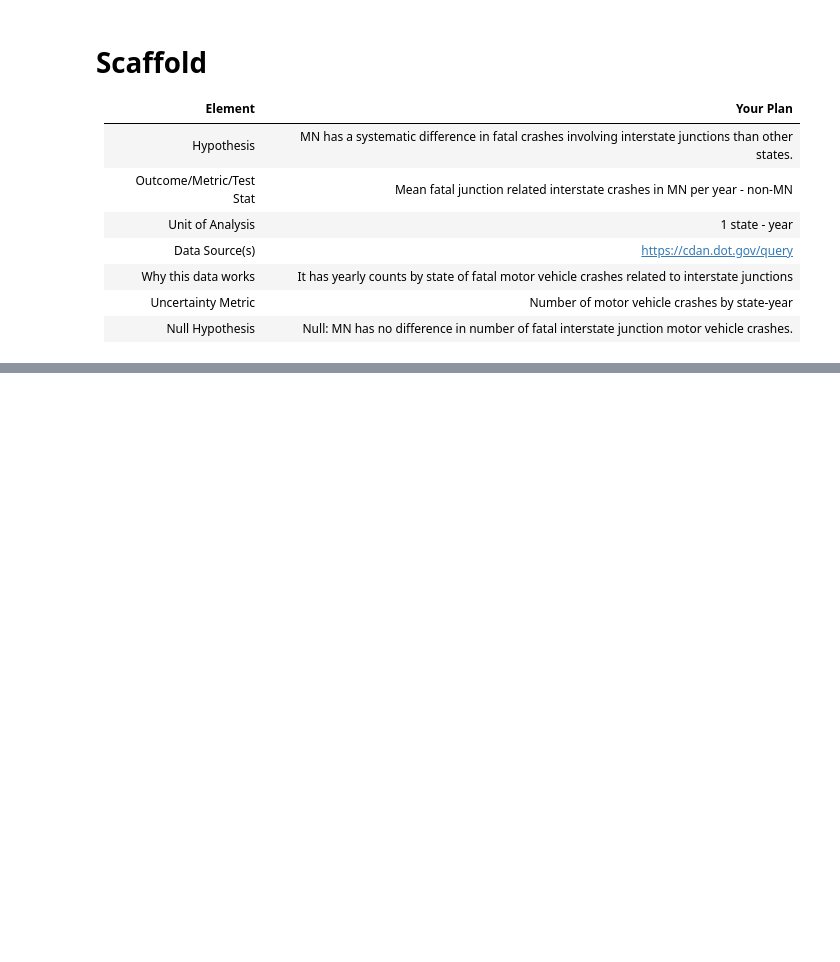
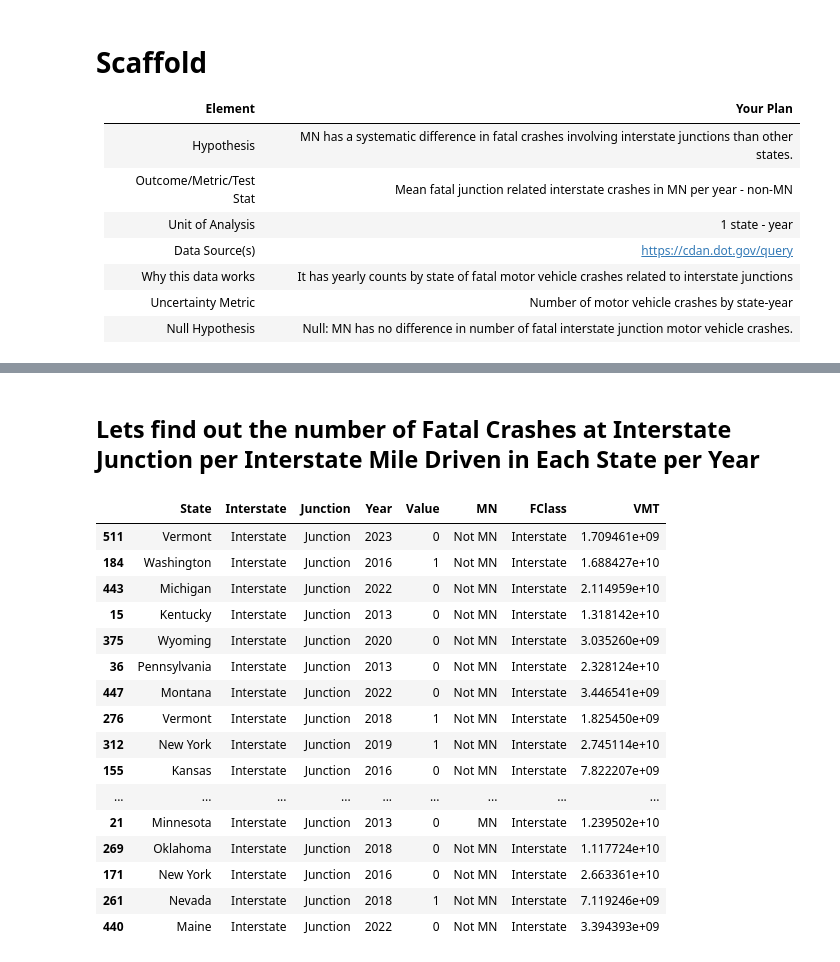
Before and after one commit to evan4629/SEIS631_Project_MN_Fatal_Merging, a Jupyter notebook: mn_drivers_hypothesis.ipynb, the cells around one changed output, grey strips where cells are left out. Cells and saved outputs as stored; diff of their text form; code cells hidden in the pictures; blank space fills up the shorter version.

```diff
--- a/mn_drivers_hypothesis.ipynb
+++ b/mn_drivers_hypothesis.ipynb
@@ -31,0 +145,4 @@ df
+# %%
+miles = pd.read_csv("Vehicle_Miles_of_Travel_by_State_1980_to_2023.csv")
+miles['Year'] = miles['Year'].astype(int)
+miles.sample(10)
@@ -31,0 +176,4 @@ df
+# %%
+miles_clean = miles[(miles['Year']>2012) & (miles['FClass']=="Interstate")].copy()
+miles_clean = miles_clean.groupby(['Year','State','FClass'])['VMT'].sum().reset_index()
+miles_clean
@@ -31,0 +194,23 @@ df
+# %% [markdown]
+## Lets find out the number of Fatal Crashes at Interstate Junction **per** Interstate Mile Driven in Each State **per** Year
+# %%
+df_all = pd.merge(df_merging, miles_clean, on=["State", "Year"], how="inner")
+df_all.sample(30)
+# %% [output]
+|  | State | Interstate | Junction | Year | Value | MN | FClass | VMT |
+| 511 | Vermont | Interstate | Junction | 2023 | 0 | Not MN | Interstate | 1.709461e+09 |
+| 184 | Washington | Interstate | Junction | 2016 | 1 | Not MN | Interstate | 1.688427e+10 |
+| 443 | Michigan | Interstate | Junction | 2022 | 0 | Not MN | Interstate | 2.114959e+10 |
+| 15 | Kentucky | Interstate | Junction | 2013 | 0 | Not MN | Interstate | 1.318142e+10 |
+| 375 | Wyoming | Interstate | Junction | 2020 | 0 | Not MN | Interstate | 3.035260e+09 |
+| 36 | Pennsylvania | Interstate | Junction | 2013 | 0 | Not MN | Interstate | 2.328124e+10 |
+| 447 | Montana | Interstate | Junction | 2022 | 0 | Not MN | Interstate | 3.446541e+09 |
+| 276 | Vermont | Interstate | Junction | 2018 | 1 | Not MN | Interstate | 1.825450e+09 |
+| 312 | New York | Interstate | Junction | 2019 | 1 | Not MN | Interstate | 2.745114e+10 |
+| 155 | Kansas | Interstate | Junction | 2016 | 0 | Not MN | Interstate | 7.822207e+09 |
+| ... | ... | ... | ... | ... | ... | ... | ... | ... |
+| 21 | Minnesota | Interstate | Junction | 2013 | 0 | MN | Interstate | 1.239502e+10 |
+| 269 | Oklahoma | Interstate | Junction | 2018 | 0 | Not MN | Interstate | 1.117724e+10 |
+| 171 | New York | Interstate | Junction | 2016 | 0 | Not MN | Interstate | 2.663361e+10 |
+| 261 | Nevada | Interstate | Junction | 2018 | 1 | Not MN | Interstate | 7.119246e+09 |
+| 440 | Maine | Interstate | Junction | 2022 | 0 | Not MN | Interstate | 3.394393e+09 |
```
Also changed, not shown: parts of 14 cells of this notebook, 2 other files.
